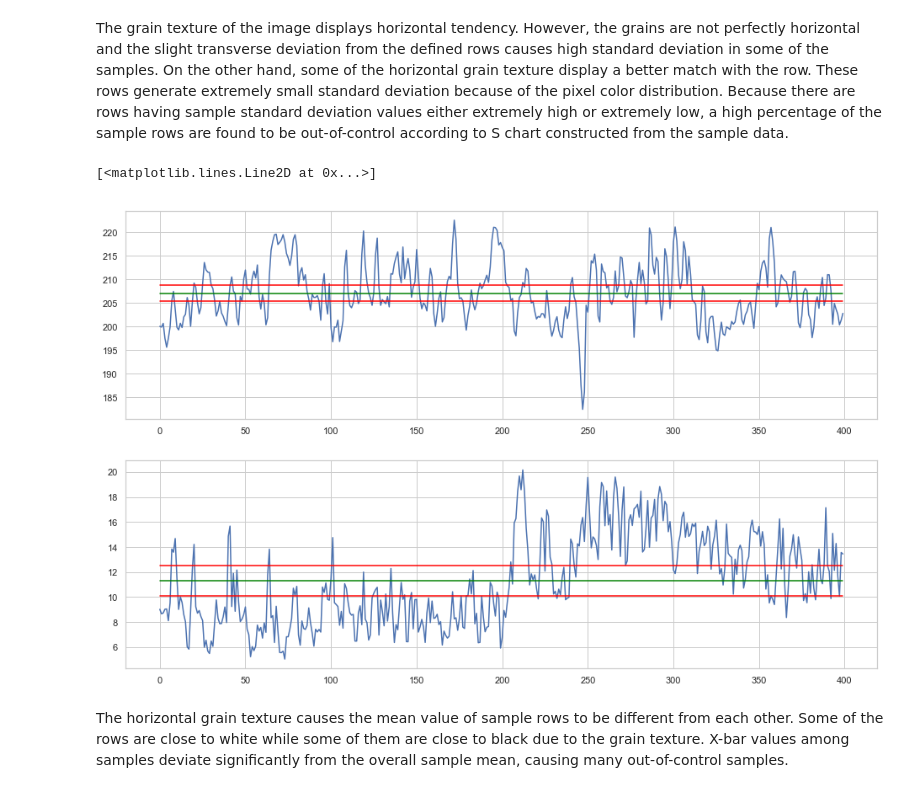
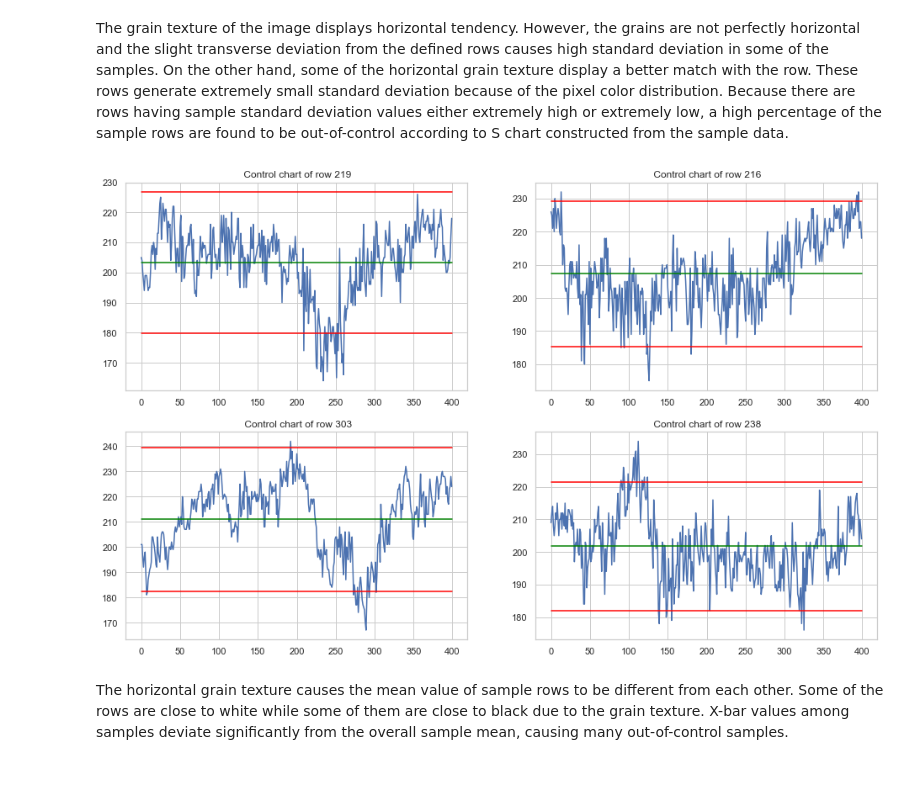
Before and after one commit to kubilay-yavuz/IE423-Group-5, a Jupyter notebook: HW2/HW2.ipynb, the cells around one changed output. Cells and saved outputs as stored; diff of their text form; code cells hidden in the pictures.

```diff
--- a/HW2/HW2.ipynb
+++ b/HW2/HW2.ipynb
@@ -25,15 +25,17 @@ plt.imshow(img,cmap="gray")
 ### a) For each row of our image, we constructed an appropriate chart for monitoring the mean and the variance. For the mean and the variance, X-bar chart and S chart are used respectively. The reason for using S chart is that sample size is greater than 10 which is the maximum sample size for using R chart.
 # %%
 # calc of x_bar_bar and s_bar
-x_bar_bar=[]
-s_bar=[]
+x_bars=[]
+s_s=[]
+img_controlled=[]
 for idx in range(400):
     row=img[idx]
     x_bar=row.mean()
-    x_bar_bar.append(x_bar)
+    x_bars.append(x_bar)
     s_=np.std(row,ddof=1)
-    s_bar.append(s_)
-x_bar_bar_l=x_bar_bar
-x_bar_bar=np.mean(x_bar_bar)
-s_bar_l=s_bar
-s_bar=np.mean(s_bar)
+    s_s.append(s_)
+    x_ucl=x_bar+2*s_
+    x_lcl=x_bar-2*s_
+    row=np.where((row>x_lcl)&(row<x_ucl),row,0)
+    img_controlled.append(row)
+img_controlled=np.array(img_controlled)
@@ -53,29 +50,16 @@ s_lcl=b_3*s_bar
 # %% [markdown]
 The grain texture of the image displays horizontal tendency. However, the grains are not perfectly horizontal and the slight transverse deviation from the defined rows causes high standard deviation in some of the samples. On the other hand, some of the horizontal grain texture display a better match with the row. These rows generate extremely small standard deviation because of the pixel color distribution. Because there are rows having sample standard deviation values either extremely high or extremely low, a high percentage of the sample rows are found to be out-of-control according to S chart constructed from the sample data.
-# %%
-fig,ax=plt.subplots(2,figsize=(16,10))
-ax[0].plot(x_bar_bar_l)
-ax[0].plot([x_ucl]*len(x_bar_bar_l),color="red")
-ax[0].plot([x_lcl]*len(x_bar_bar_l),color="red")
-ax[0].plot([x_bar_bar]*len(x_bar_bar_l),color="green")
-
-ax[1].plot(s_bar_l)
-ax[1].plot([s_ucl]*len(s_bar_l),color="red")
-ax[1].plot([s_lcl]*len(s_bar_l),color="red")
-ax[1].plot([s_bar]*len(s_bar_l),color="green")
-# %% [output]
-[<matplotlib.lines.Line2D at 0x...>]
-[figure, removed]
-# %%
-img_controlled=[]
-for i in range(400):
-    row=img[i].copy()
-    s_=np.std(row,ddof=1)
-    if s_<s_ucl and s_>s_lcl:
-        row=np.where((row<x_lcl)|(row>x_ucl),row,0)
-    else:
-        row=[0]*400
-    img_controlled.append(row)
-img_controlled=np.array(img_controlled)
+# %%
+fig,ax=plt.subplots(nrows=2,ncols=2,figsize=(16,10))
+idxs=np.random.choice(list(range(len(x_bars))),4).reshape((2,2))
+for i in range(2):
+    for j in range(2):
+        ax[i,j].plot(img[idxs[i,j]])
+        ax[i,j].plot([x_bars[idxs[i,j]]+2*s_s[idxs[i,j]]]*400,color="red")
+        ax[i,j].plot([x_bars[idxs[i,j]]-2*s_s[idxs[i,j]]]*400,color="red")
+        ax[i,j].plot([x_bars[idxs[i,j]]]*400,color="green")
+        ax[i,j].set_title(" Control chart of row {}".format(idxs[i,j]))
+# %% [output]
+[figure, added]
 # %% [markdown]
 The horizontal grain texture causes the mean value of sample rows to be different from each other. Some of the rows are close to white while some of them are close to black due to the grain texture. X-bar values among samples deviate significantly from the overall sample mean, causing many out-of-control samples.
```
Also changed, not shown: parts of 10 cells of this notebook, 1 other file.
